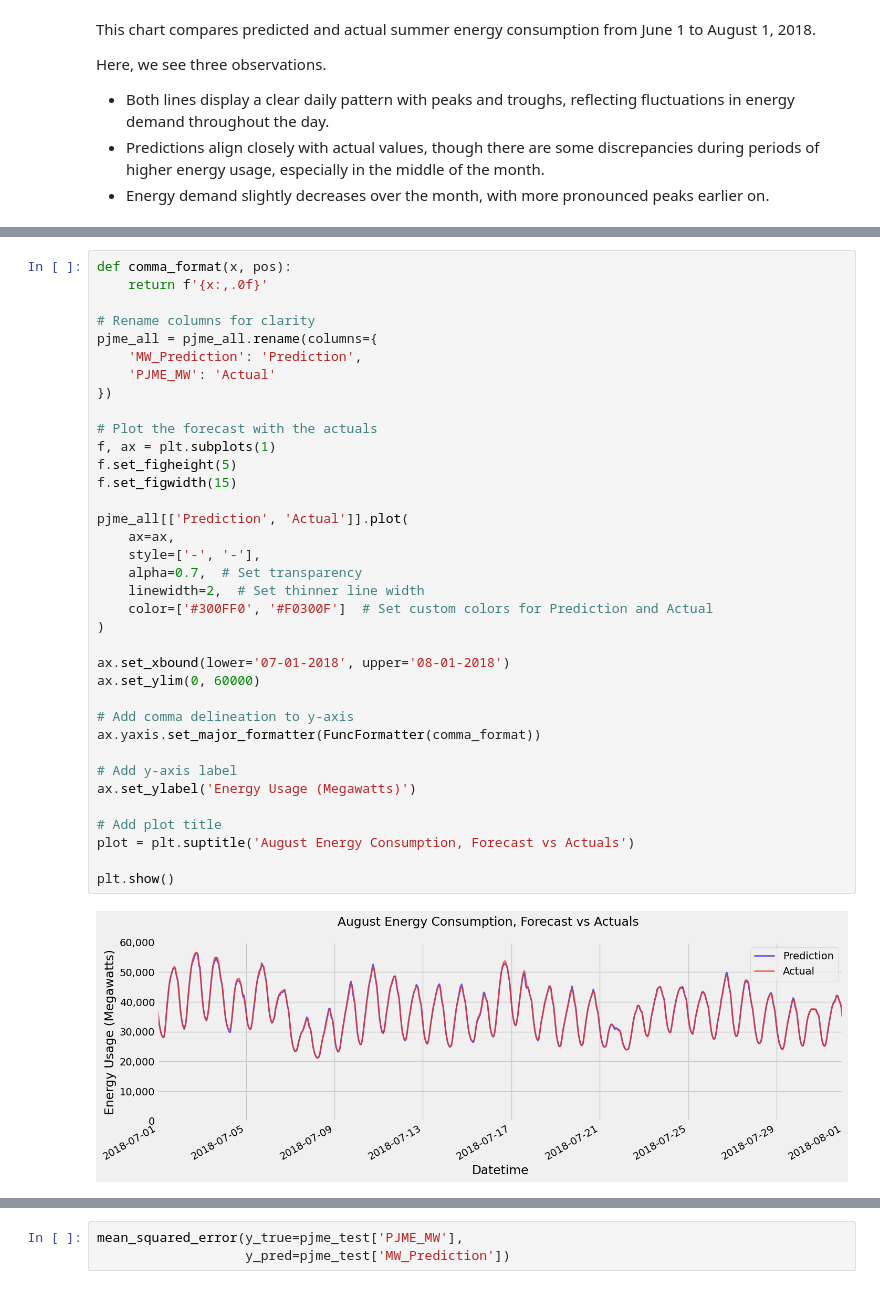
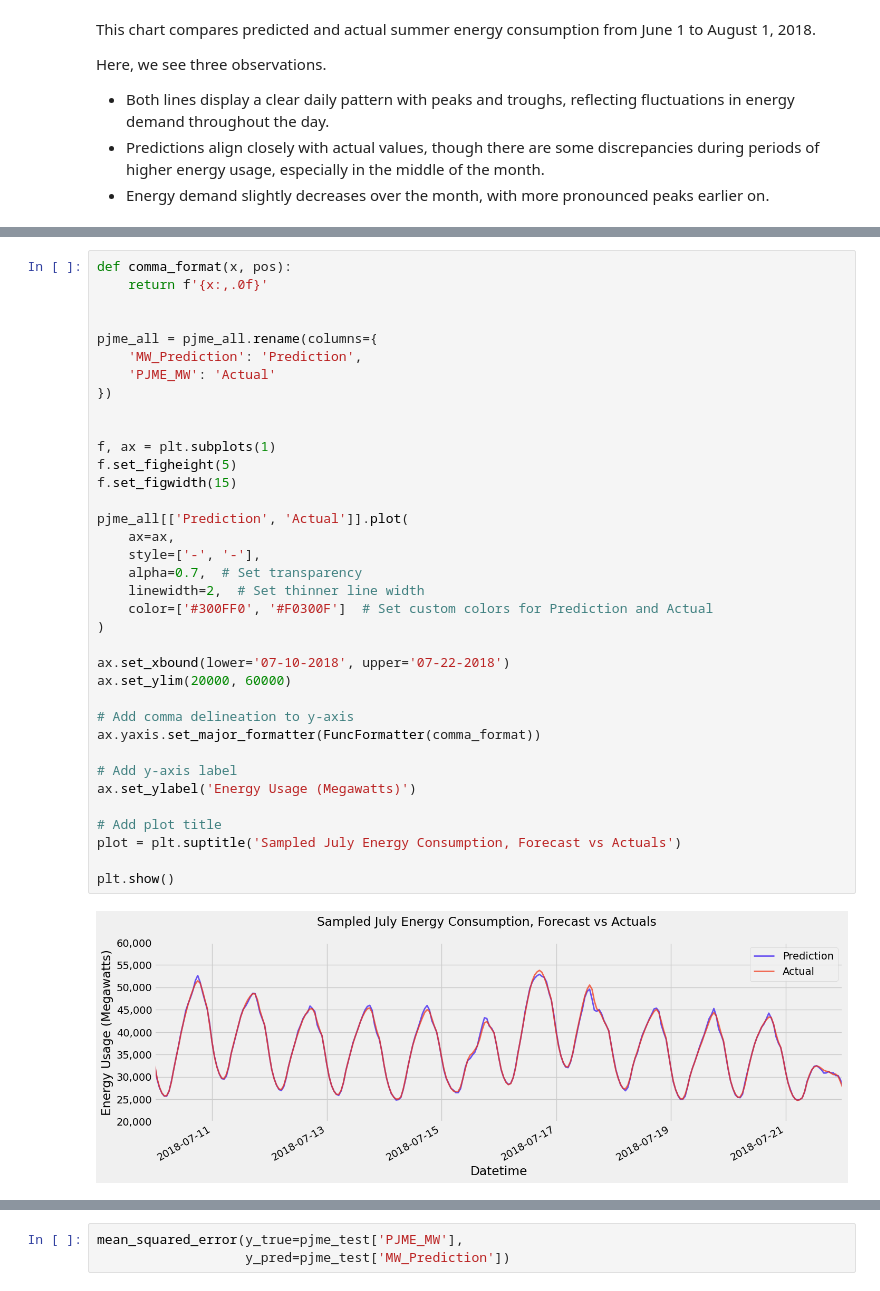
Before and after one commit to TrevorKap/ProjectRecreation, a Jupyter notebook: Energy_Consumption_Model/EnergyConsumption.ipynb, the cells around one changed output, grey strips where cells are left out. Saved outputs shown, nothing was run; the diff lists cells and outputs as text.

```diff
--- a/Energy_Consumption_Model/EnergyConsumption.ipynb
+++ b/Energy_Consumption_Model/EnergyConsumption.ipynb
@@ -217,37 +255,37 @@ Here, we see three observations.
 def comma_format(x, pos):
     return f'{x:,.0f}'
 
-# Rename columns for clarity
+
 pjme_all = pjme_all.rename(columns={
     'MW_Prediction': 'Prediction',
     'PJME_MW': 'Actual'
 })
 
-# Plot the forecast with the actuals
+
 f, ax = plt.subplots(1)
 f.set_figheight(5)
 f.set_figwidth(15)
 
 pjme_all[['Prediction', 'Actual']].plot(
     ax=ax,
     style=['-', '-'],
     alpha=0.7,  # Set transparency
     linewidth=2,  # Set thinner line width
     color=['#300FF0', '#F0300F']  # Set custom colors for Prediction and Actual
 )
 
-ax.set_xbound(lower='07-01-2018', upper='08-01-2018')
-ax.set_ylim(0, 60000)
+ax.set_xbound(lower='07-10-2018', upper='07-22-2018')
+ax.set_ylim(20000, 60000)
 
 # Add comma delineation to y-axis
 ax.yaxis.set_major_formatter(FuncFormatter(comma_format))
 
 # Add y-axis label
 ax.set_ylabel('Energy Usage (Megawatts)')
 
 # Add plot title
-plot = plt.suptitle('August Energy Consumption, Forecast vs Actuals')
+plot = plt.suptitle('Sampled July Energy Consumption, Forecast vs Actuals')
 
 plt.show()
 # %% [output]
-[figure, old version]
+[figure, new version]
```
Also changed, not shown: parts of 22 cells of this notebook.
